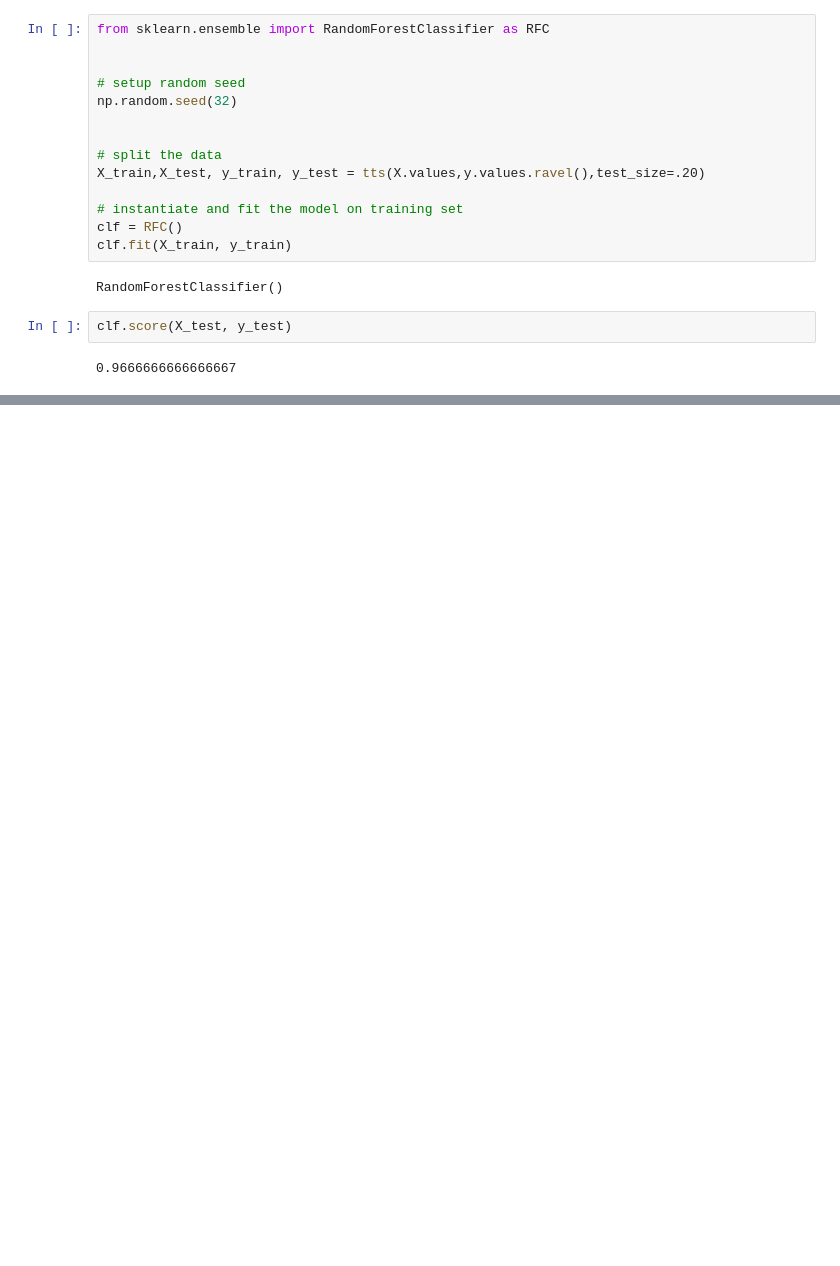
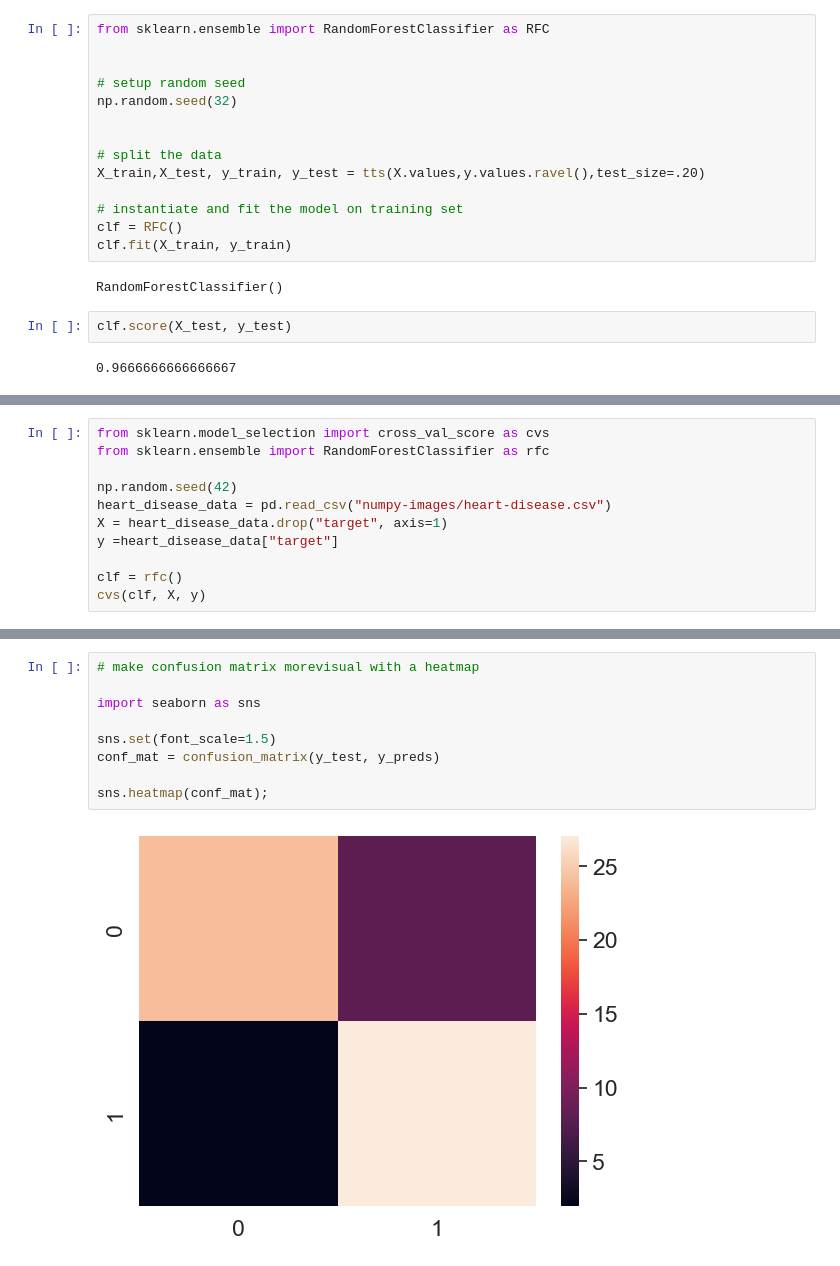
Before and after one commit to aburnley88/PythonDataScience, a Jupyter notebook: sampleProj1/SciKitLearn.ipynb, the cells around one changed output, grey strips where cells are left out. Saved outputs shown, nothing was run; the diff lists cells and outputs as text; blank space fills up the shorter version.

```diff
--- a/sampleProj1/SciKitLearn.ipynb
+++ b/sampleProj1/SciKitLearn.ipynb
@@ -734,0 +1002,11 @@ clf.score(X_test, y_test)
+# %%
+from sklearn.model_selection import cross_val_score as cvs
+from sklearn.ensemble import RandomForestClassifier as rfc
+
+np.random.seed(42)
+heart_disease_data = pd.read_csv("numpy-images/heart-disease.csv")
+X = heart_disease_data.drop("target", axis=1)
+y =heart_disease_data["target"]
+
+clf = rfc()
+cvs(clf, X, y)
@@ -734,0 +1145,11 @@ clf.score(X_test, y_test)
+# %%
+# make confusion matrix morevisual with a heatmap
+
+import seaborn as sns
+
+sns.set(font_scale=1.5)
+conf_mat = confusion_matrix(y_test, y_preds)
+
+sns.heatmap(conf_mat);
+# %% [output]
+[figure, added]
```
Also changed, not shown: parts of 63 cells of this notebook.
